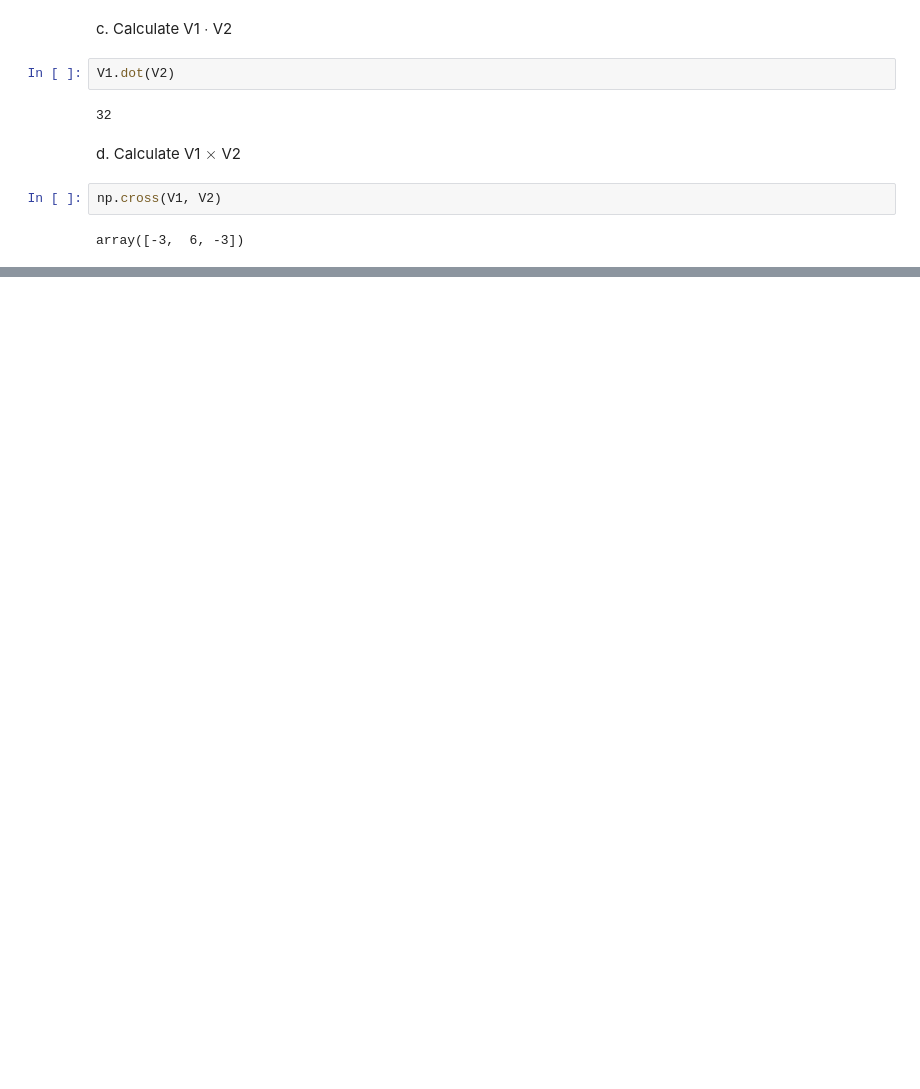
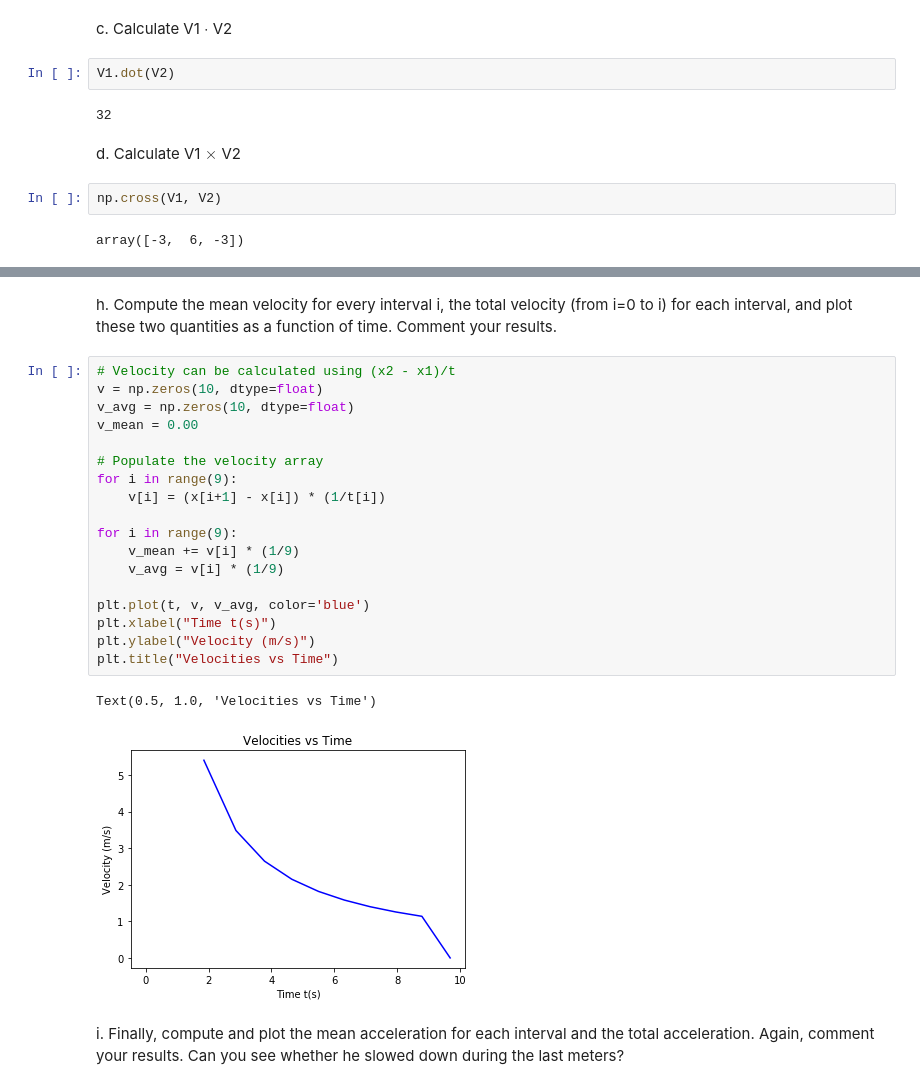
Before and after one commit to dravinflores/PHY321-Homework, a Jupyter notebook: Homework-1.ipynb, the cells around one changed output, grey strips where cells are left out. Drawn from its saved outputs; the diff is of its cells as text; blank space fills up the shorter version.

```diff
--- a/Homework-1.ipynb
+++ b/Homework-1.ipynb
@@ -345,0 +378,25 @@ array([-3,  6, -3])
+# %% [markdown]
+h. Compute the mean velocity for every interval i, the total velocity (from i=0 to i) for each interval, and plot these two quantities as a function of time. Comment your results.
+# %%
+# Velocity can be calculated using (x2 - x1)/t
+v = np.zeros(10, dtype=float)
+v_avg = np.zeros(10, dtype=float)
+v_mean = 0.00
+
+# Populate the velocity array
+for i in range(9):
+    v[i] = (x[i+1] - x[i]) * (1/t[i])
+
+for i in range(9):
+    v_mean += v[i] * (1/9)
+    v_avg = v[i] * (1/9)
+
+plt.plot(t, v, v_avg, color='blue')
+plt.xlabel("Time t(s)")
+plt.ylabel("Velocity (m/s)")
+plt.title("Velocities vs Time")
+# %% [output]
+Text(0.5, 1.0, 'Velocities vs Time')
+[figure, added]
+# %% [markdown]
+i. Finally, compute and plot the mean acceleration for each interval and the total acceleration. Again, comment your results. Can you see whether he slowed down during the last meters?
```
Also changed, not shown: parts of 5 cells of this notebook.
